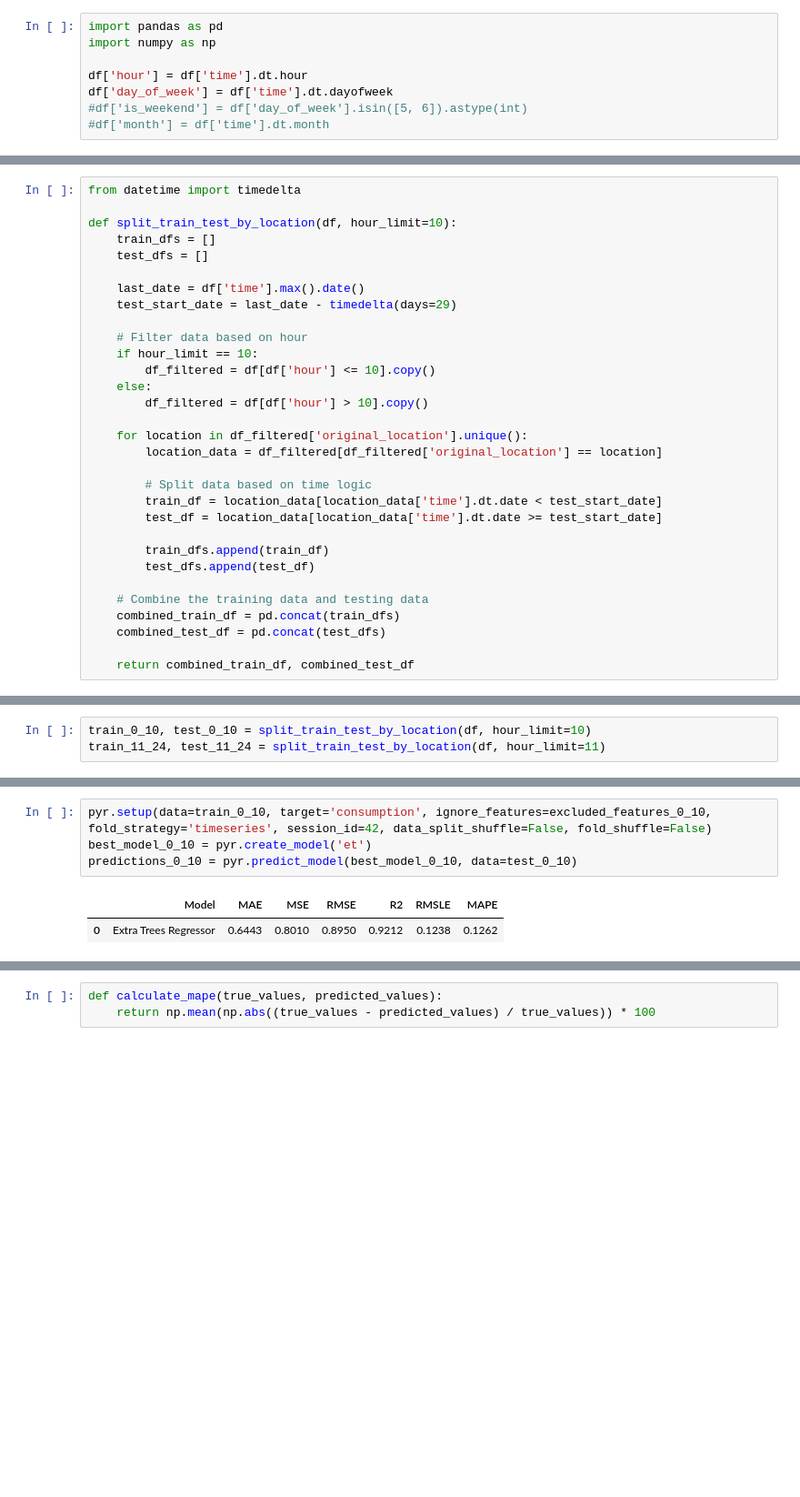
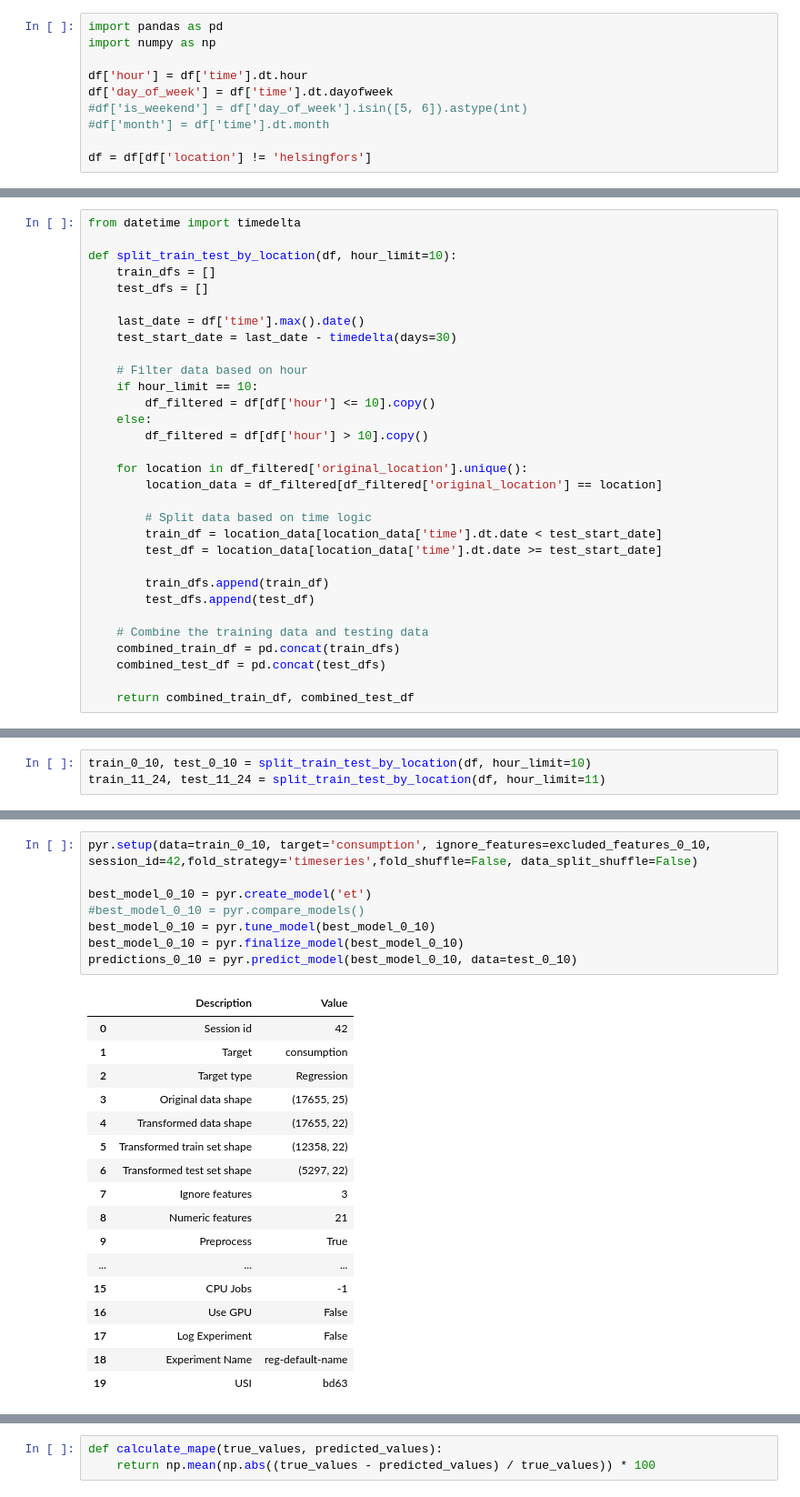
Before and after one commit to sindrjha/TDT4259, a Jupyter notebook: last_30_days.ipynb, the cells around one changed output, grey strips where cells are left out. Shown at 91% size. Saved outputs shown, nothing was run; the diff lists cells and outputs as text; blank space fills up the shorter version.

```diff
--- a/last_30_days.ipynb
+++ b/last_30_days.ipynb
@@ -27,6 +27,8 @@ df['hour'] = df['time'].dt.hour
 df['day_of_week'] = df['time'].dt.dayofweek
 #df['is_weekend'] = df['day_of_week'].isin([5, 6]).astype(int)
 #df['month'] = df['time'].dt.month
+
+df = df[df['location'] != 'helsingfors']
 # %%
 excluded_features_0_10 = ['time', 'temperature', 'original_location']
 excluded_features_11_24 = ['time', 'temperature', 'original_location']
@@ -57,7 +59,7 @@ def split_train_test_by_location(df, hour_limit=10):
     test_dfs = []
 
     last_date = df['time'].max().date()
-    test_start_date = last_date - timedelta(days=29)
+    test_start_date = last_date - timedelta(days=30)
 
     # Filter data based on hour
     if hour_limit == 10:
@@ -225,7 +247,26 @@ results_11_24 = train_and_test_for_location(train_11_24, test_11_24,excluded_fea
 # %%
-pyr.setup(data=train_0_10, target='consumption', ignore_features=excluded_features_0_10, fold_strategy='timeseries', session_id=42, data_split_shuffle=False, fold_shuffle=False)
+pyr.setup(data=train_0_10, target='consumption', ignore_features=excluded_features_0_10,  session_id=42,fold_strategy='timeseries',fold_shuffle=False, data_split_shuffle=False)
+
 best_model_0_10 = pyr.create_model('et')
+#best_model_0_10 = pyr.compare_models()
+best_model_0_10 = pyr.tune_model(best_model_0_10)
+best_model_0_10 = pyr.finalize_model(best_model_0_10)
 predictions_0_10 = pyr.predict_model(best_model_0_10, data=test_0_10)
 # %% [output]
-|  | Model | MAE | MSE | RMSE | R2 | RMSLE | MAPE |
-| 0 | Extra Trees Regressor | 0.6443 | 0.8010 | 0.8950 | 0.9212 | 0.1238 | 0.1262 |
+|  | Description | Value |
+| 0 | Session id | 42 |
+| 1 | Target | consumption |
+| 2 | Target type | Regression |
+| 3 | Original data shape | (17655, 25) |
+| 4 | Transformed data shape | (17655, 22) |
+| 5 | Transformed train set shape | (12358, 22) |
+| 6 | Transformed test set shape | (5297, 22) |
+| 7 | Ignore features | 3 |
+| 8 | Numeric features | 21 |
+| 9 | Preprocess | True |
+| ... | ... | ... |
+| 15 | CPU Jobs | -1 |
+| 16 | Use GPU | False |
+| 17 | Log Experiment | False |
+| 18 | Experiment Name | reg-default-name |
+| 19 | USI | bd63 |
```
Also changed, not shown: parts of 15 cells of this notebook, 1 other file.
